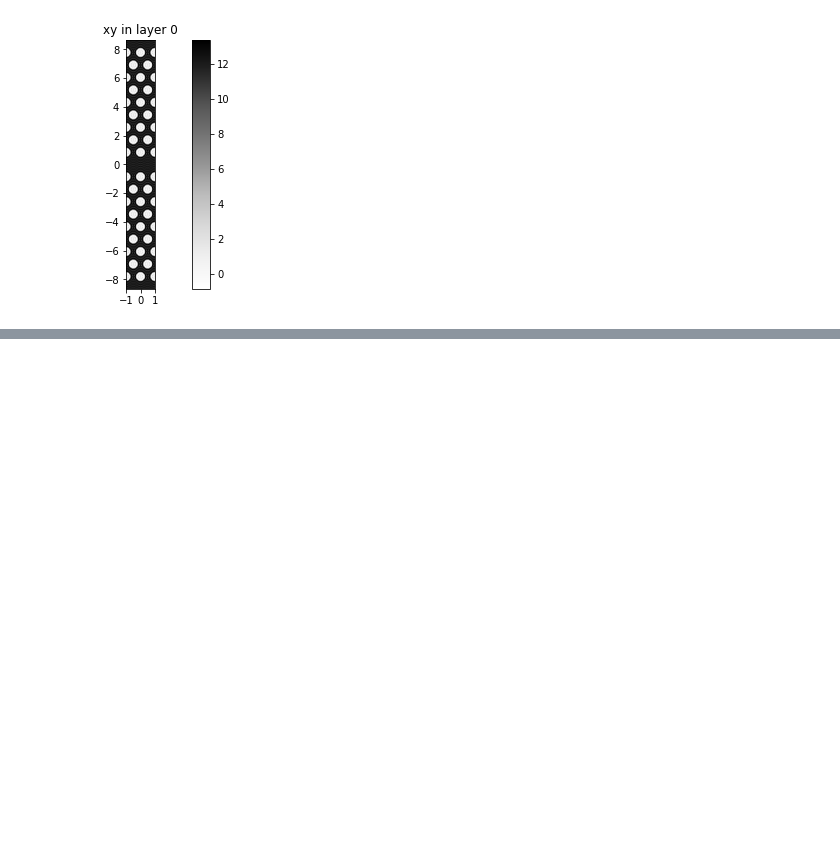
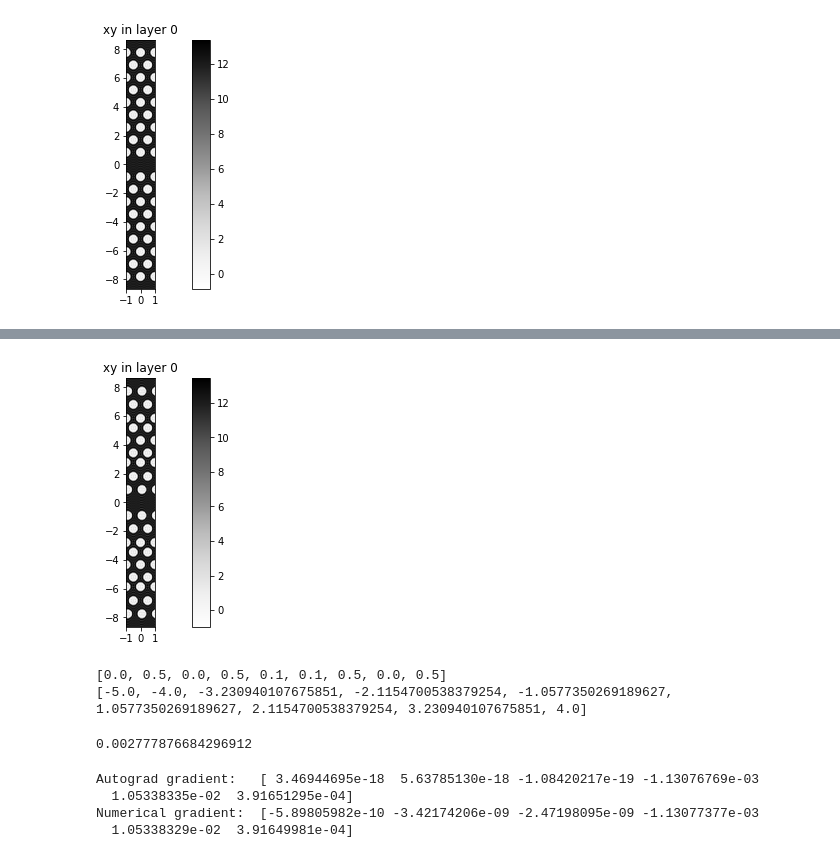
Before and after one commit to fancompute/legume, a Jupyter notebook: Notebooks/PhC_waveguide.ipynb, the cells around one changed output, grey strips where cells are left out. Saved outputs shown, nothing was run; the diff lists cells and outputs as text; code cells hidden in the pictures; blank space fills up the shorter version.

```diff
--- a/Notebooks/PhC_waveguide.ipynb
+++ b/Notebooks/PhC_waveguide.ipynb
@@ -76,0 +62,30 @@ print(gme.freqs)
+# %%
+xcs = [(ih%2)*0.5 for ih in range(Ny)]
+ycs = [(-Ny//2 + ih)*np.sqrt(3)/2 for ih in range(Ny)]
+# %%
+# Define a waveguide with "moved" holes
+def gme_w1(xm, ym):
+    phc = PhotCryst(lattice)
+    phc.add_layer(d=0.5, eps_b=12.)
+    for ih in range(Ny):
+        if ih != Ny//2:
+            xc = xcs[ih]
+            yc = ycs[ih]
+            if np.abs(-Ny//2 + ih) < xm.size + 0.5:
+                xc += xm[np.abs(-Ny//2 + ih)-1]
+                yc += ym[np.abs(-Ny//2 + ih)-1]*np.sign((-Ny//2 + ih))
+            circ = Circle(x_cent=xc, y_cent=yc, r=ra)
+            phc.layers[-1].add_shape(circ)
+    gme = GuidedModeExp(phc, gmax=3)
+    return gme
+# %%
+gme_test = gme_w1(np.array([0.1, 0, 0]), np.array([0.05, 0.1, 0.2]))
+gme_test.plot_overview_ft(Ny=500)
+# %% [output]
+[figure, added]
+# %%
+print([shape.x_cent for shape in gme_test.phc.layers[0].shapes])
+print([shape.y_cent/np.sqrt(3)*2 for shape in gme_test.phc.layers[0].shapes])
+# %% [output]
+[0.0, 0.5, 0.0, 0.5, 0.1, 0.1, 0.5, 0.0, 0.5]
+[-5.0, -4.0, -3.230940107675851, -2.1154700538379254, -1.0577350269189627, 1.0577350269189627, 2.1154700538379254, 3.230940107675851, 4.0]
@@ -76,0 +96,31 @@ print(gme.freqs)
+# %%
+# Define an objective function
+# It's somewhat random, but let's try to make the dispersion in the end of the guided band as flat as possible
+def of_w1(params):
+    xm = params[0:3]
+    ym = params[3:6]
+    # Initialize the GME
+    gme = gme_w1(xm, ym)
+
+    # Run the GME
+    gme.run(kpoints=path.kpoints, gmode_inds=[0], N_g_array = 500, verbose=False)
+    # These is not exactly the guided band but should be correct for the region right around the band edge at X
+    freqs_wg = gme.freqs[:, Ny]
+
+    return npa.sqrt(npa.var(freqs_wg[-20:]))
+
+print(of_w1(np.zeros((6,))))
+# %% [output]
+0.002777876684296912
+# %%
+# Let's first test the gradient
+from pygme.utils import grad_num
+grad_test = grad(of_w1)
+
+print('Autograd gradient:  ', grad_test(np.zeros((6,))))
+print('Numerical gradient: ', grad_num(of_w1, np.zeros((6,))))
+# %% [output]
+Autograd gradient:   [ 3.46944695e-18  5.63785130e-18 -1.08420217e-19 -1.13076769e-03
+  1.05338335e-02  3.91651295e-04]
+Numerical gradient:  [-5.89805982e-10 -3.42174206e-09 -2.47198095e-09 -1.13077377e-03
+  1.05338329e-02  3.91649981e-04]
```
Also changed, not shown: parts of 12 cells of this notebook, 4 other files.
